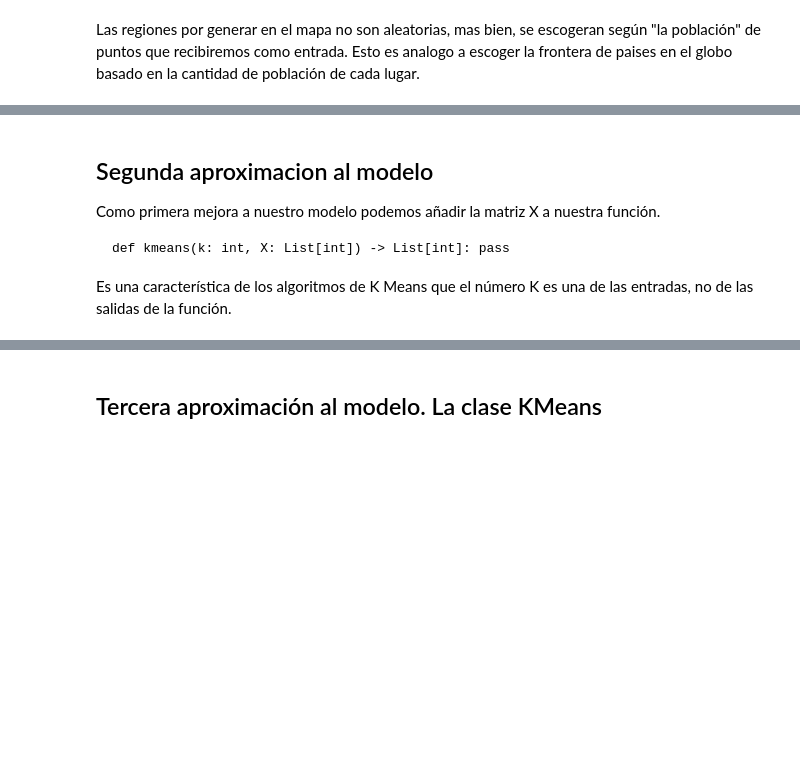
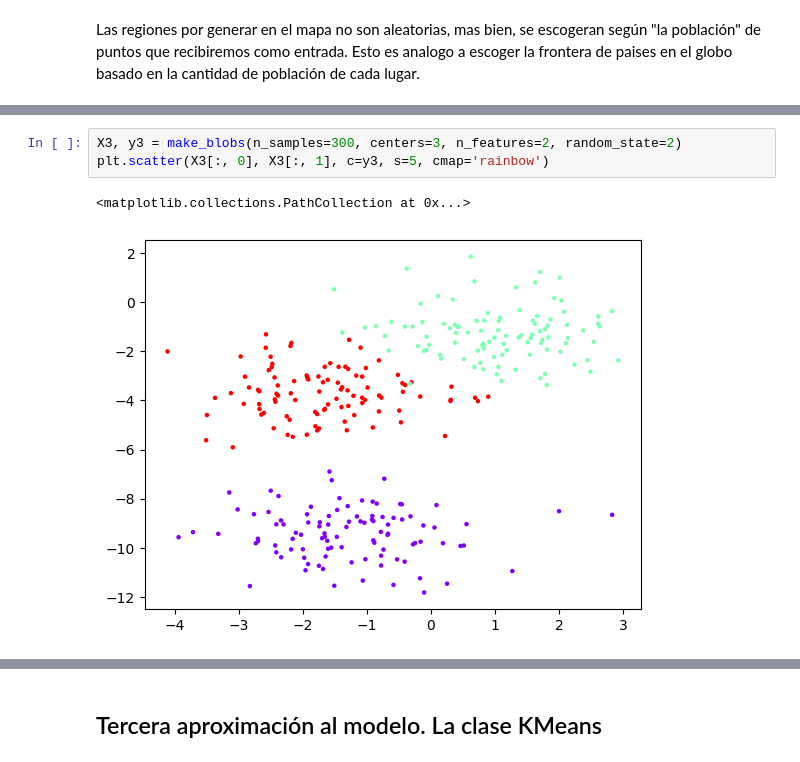
Before and after one commit to evcereti/Aprendiendo_ML_y_DS, a Jupyter notebook: K_means_clustering.ipynb, the cells around one changed output, grey strips where cells are left out. Drawn from its saved outputs; the diff is of its cells as text; blank space fills up the shorter version.

````diff
--- a/K_means_clustering.ipynb
+++ b/K_means_clustering.ipynb
@@ -51,11 +44,6 @@ plt.scatter(X[:, 0], X[:, 1], c=y, s=5, cmap='rainbow')
-# %% [markdown]
-## Segunda aproximacion al modelo
-
-Como primera mejora a nuestro modelo podemos añadir la matriz X a nuestra función.
-
-
-```
-def kmeans(k: int, X: List[int]) -> List[int]: pass
-```
-
-Es una característica de los algoritmos de K Means que el número K es una de las entradas, no de las salidas de la función.
+# %%
+X3, y3 = make_blobs(n_samples=300, centers=3, n_features=2, random_state=2)
+plt.scatter(X3[:, 0], X3[:, 1], c=y3, s=5, cmap='rainbow')
+# %% [output]
+<matplotlib.collections.PathCollection at 0x...>
+[figure, added]
````
Also changed, not shown: parts of 17 cells of this notebook.
